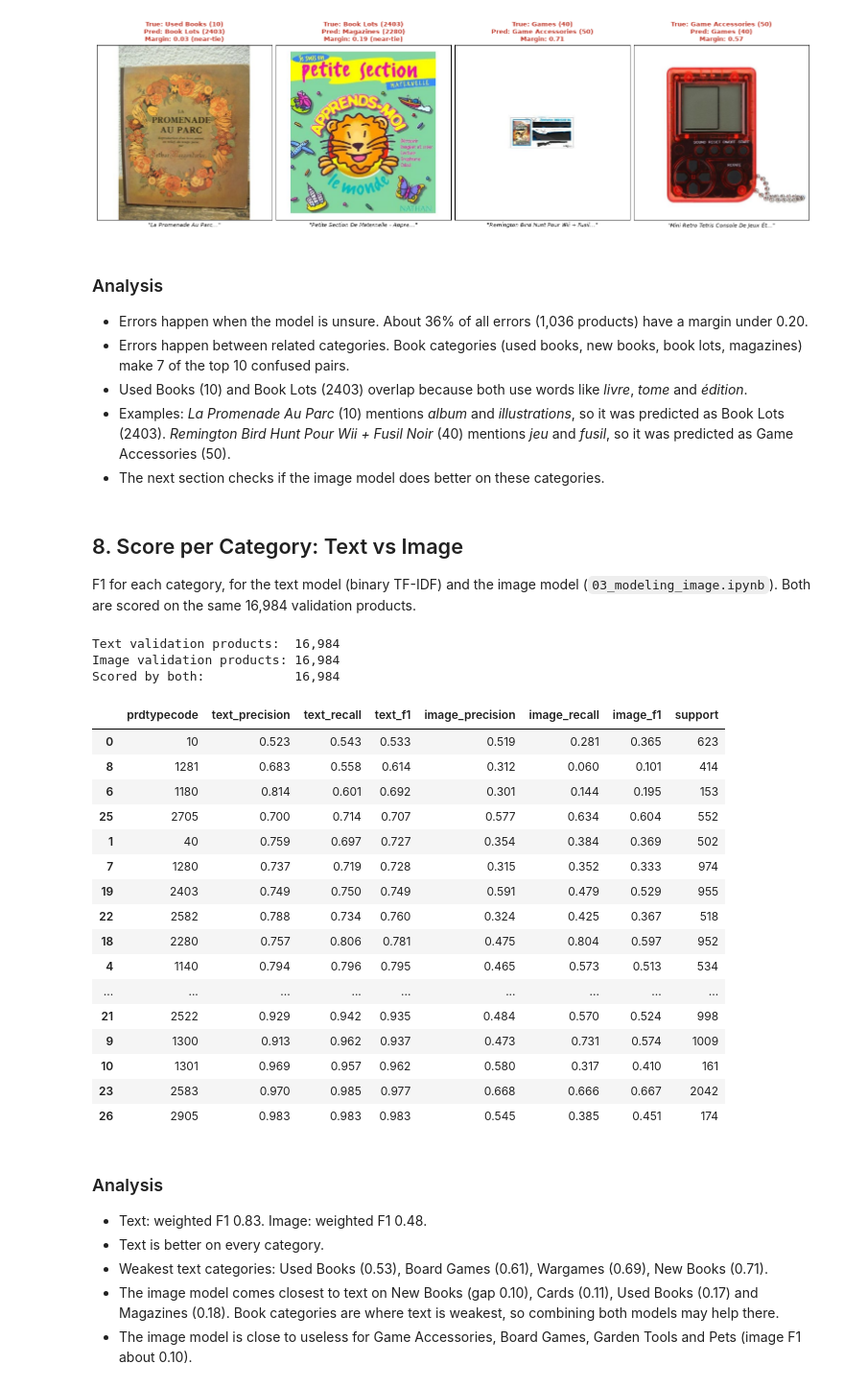
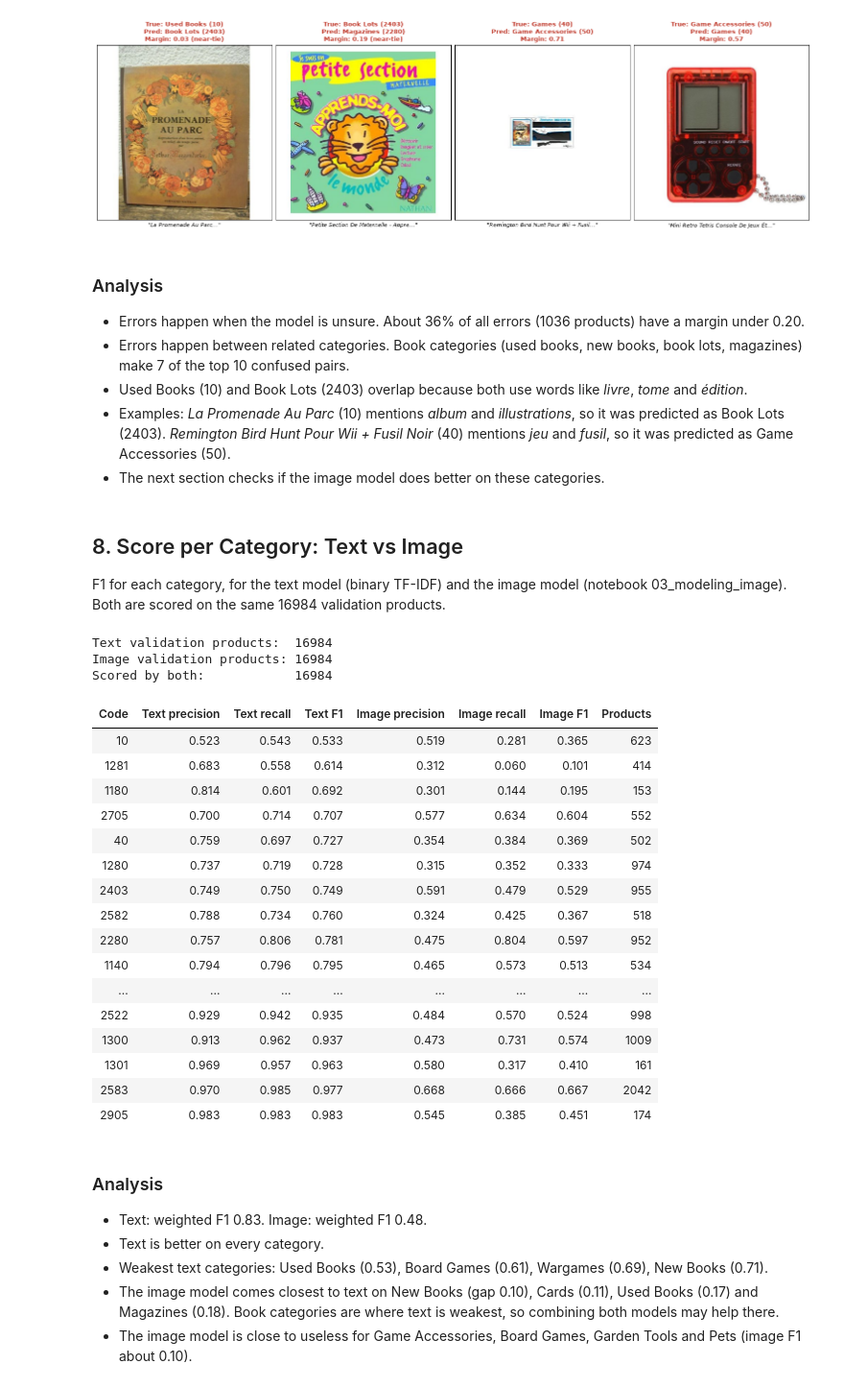
Before and after one commit to wahajaslm/liora-capstone, a Jupyter notebook: notebooks/03_text_baseline.ipynb, the cells around one changed output. Shown at 96% size. Saved outputs shown, nothing was run; the diff lists cells and outputs as text; code cells hidden in the pictures.

```diff
--- a/notebooks/03_text_baseline.ipynb
+++ b/notebooks/03_text_baseline.ipynb
@@ -643,7 +642,7 @@ plt.show()
 # %% [markdown]
 ### Analysis
 
-- Errors happen when the model is unsure. About 36% of all errors (1,036 products) have a margin under 0.20.
+- Errors happen when the model is unsure. About 36% of all errors (1036 products) have a margin under 0.20.
 - Errors happen between related categories. Book categories (used books, new books, book lots, magazines) make 7 of the top 10 confused pairs.
 - Used Books (10) and Book Lots (2403) overlap because both use words like *livre*, *tome* and *édition*.
 - Examples: *La Promenade Au Parc* (10) mentions *album* and *illustrations*, so it was predicted as Book Lots (2403). *Remington Bird Hunt Pour Wii + Fusil Noir* (40) mentions *jeu* and *fusil*, so it was predicted as Game Accessories (50).
@@ -651,61 +650,64 @@ plt.show()
 # %% [markdown]
 ## 8. Score per Category: Text vs Image
 
-F1 for each category, for the text model (binary TF-IDF) and the image model (`03_modeling_image.ipynb`). Both are scored on the same 16,984 validation products.
+F1 for each category, for the text model (binary TF-IDF) and the image model (notebook 03_modeling_image). Both are scored on the same 16984 validation products.
 # %%
 from src.metrics import compute_per_class_metrics
 
 # Image predictions saved by 03_modeling_image.ipynb
 image_predictions = pd.read_csv("../data/processed/image_validation_predictions.csv")
 
 # Keep only products scored by both models
 text_frame = pd.DataFrame({
     "row_id": model_validation["row_id"].to_numpy(),
     "true": y_validation.to_numpy(),
     "text_pred": binary_predictions,
 })
 both = text_frame.merge(image_predictions[["row_id", "predicted_prdtypecode"]], on="row_id")
-print(f"Text validation products:  {len(text_frame):,}")
-print(f"Image validation products: {len(image_predictions):,}")
-print(f"Scored by both:            {len(both):,}\n")
+print(f"Text validation products:  {len(text_frame)}")
+print(f"Image validation products: {len(image_predictions)}")
+print(f"Scored by both:            {len(both)}\n")
 
 labels = sorted(both["true"].unique())
 text_scores = compute_per_class_metrics(both["true"], both["text_pred"], labels)
 image_scores = compute_per_class_metrics(both["true"], both["predicted_prdtypecode"], labels)
 
 side_by_side = pd.DataFrame({
     "prdtypecode": labels,
     "text_precision": text_scores["precision"],
     "text_recall": text_scores["recall"],
     "text_f1": text_scores["f1"],
     "image_precision": image_scores["precision"],
     "image_recall": image_scores["recall"],
     "image_f1": image_scores["f1"],
     "support": text_scores["support"],
 }).sort_values("text_f1")
 
-side_by_side.round(3)
+side_by_side.rename(columns={
+    "prdtypecode": "Code", "text_precision": "Text precision", "text_recall": "Text recall", "text_f1": "Text F1",
+    "image_precision": "Image precision", "image_recall": "Image recall", "image_f1": "Image F1", "support": "Products",
+}).style.hide(axis="index").format(precision=3)
 # %% [output]
-Text validation products:  16,984
-Image validation products: 16,984
-Scored by both:            16,984
+Text validation products:  16984
+Image validation products: 16984
+Scored by both:            16984
-|  | prdtypecode | text_precision | text_recall | text_f1 | image_precision | image_recall | image_f1 | support |
-| 0 | 10 | 0.523 | 0.543 | 0.533 | 0.519 | 0.281 | 0.365 | 623 |
-| 8 | 1281 | 0.683 | 0.558 | 0.614 | 0.312 | 0.060 | 0.101 | 414 |
-| 6 | 1180 | 0.814 | 0.601 | 0.692 | 0.301 | 0.144 | 0.195 | 153 |
-| 25 | 2705 | 0.700 | 0.714 | 0.707 | 0.577 | 0.634 | 0.604 | 552 |
-| 1 | 40 | 0.759 | 0.697 | 0.727 | 0.354 | 0.384 | 0.369 | 502 |
-| 7 | 1280 | 0.737 | 0.719 | 0.728 | 0.315 | 0.352 | 0.333 | 974 |
-| 19 | 2403 | 0.749 | 0.750 | 0.749 | 0.591 | 0.479 | 0.529 | 955 |
-| 22 | 2582 | 0.788 | 0.734 | 0.760 | 0.324 | 0.425 | 0.367 | 518 |
-| 18 | 2280 | 0.757 | 0.806 | 0.781 | 0.475 | 0.804 | 0.597 | 952 |
-| 4 | 1140 | 0.794 | 0.796 | 0.795 | 0.465 | 0.573 | 0.513 | 534 |
-| ... | ... | ... | ... | ... | ... | ... | ... | ... |
-| 21 | 2522 | 0.929 | 0.942 | 0.935 | 0.484 | 0.570 | 0.524 | 998 |
-| 9 | 1300 | 0.913 | 0.962 | 0.937 | 0.473 | 0.731 | 0.574 | 1009 |
-| 10 | 1301 | 0.969 | 0.957 | 0.962 | 0.580 | 0.317 | 0.410 | 161 |
-| 23 | 2583 | 0.970 | 0.985 | 0.977 | 0.668 | 0.666 | 0.667 | 2042 |
-| 26 | 2905 | 0.983 | 0.983 | 0.983 | 0.545 | 0.385 | 0.451 | 174 |
+| Code | Text precision | Text recall | Text F1 | Image precision | Image recall | Image F1 | Products |
+| 10 | 0.523 | 0.543 | 0.533 | 0.519 | 0.281 | 0.365 | 623 |
+| 1281 | 0.683 | 0.558 | 0.614 | 0.312 | 0.060 | 0.101 | 414 |
+| 1180 | 0.814 | 0.601 | 0.692 | 0.301 | 0.144 | 0.195 | 153 |
+| 2705 | 0.700 | 0.714 | 0.707 | 0.577 | 0.634 | 0.604 | 552 |
+| 40 | 0.759 | 0.697 | 0.727 | 0.354 | 0.384 | 0.369 | 502 |
+| 1280 | 0.737 | 0.719 | 0.728 | 0.315 | 0.352 | 0.333 | 974 |
+| 2403 | 0.749 | 0.750 | 0.749 | 0.591 | 0.479 | 0.529 | 955 |
+| 2582 | 0.788 | 0.734 | 0.760 | 0.324 | 0.425 | 0.367 | 518 |
+| 2280 | 0.757 | 0.806 | 0.781 | 0.475 | 0.804 | 0.597 | 952 |
+| 1140 | 0.794 | 0.796 | 0.795 | 0.465 | 0.573 | 0.513 | 534 |
+| ... | ... | ... | ... | ... | ... | ... | ... |
+| 2522 | 0.929 | 0.942 | 0.935 | 0.484 | 0.570 | 0.524 | 998 |
+| 1300 | 0.913 | 0.962 | 0.937 | 0.473 | 0.731 | 0.574 | 1009 |
+| 1301 | 0.969 | 0.957 | 0.963 | 0.580 | 0.317 | 0.410 | 161 |
+| 2583 | 0.970 | 0.985 | 0.977 | 0.668 | 0.666 | 0.667 | 2042 |
+| 2905 | 0.983 | 0.983 | 0.983 | 0.545 | 0.385 | 0.451 | 174 |
 # %% [markdown]
 ### Analysis
 
```
Also changed, not shown: parts of 17 cells of this notebook, 2 other files.
